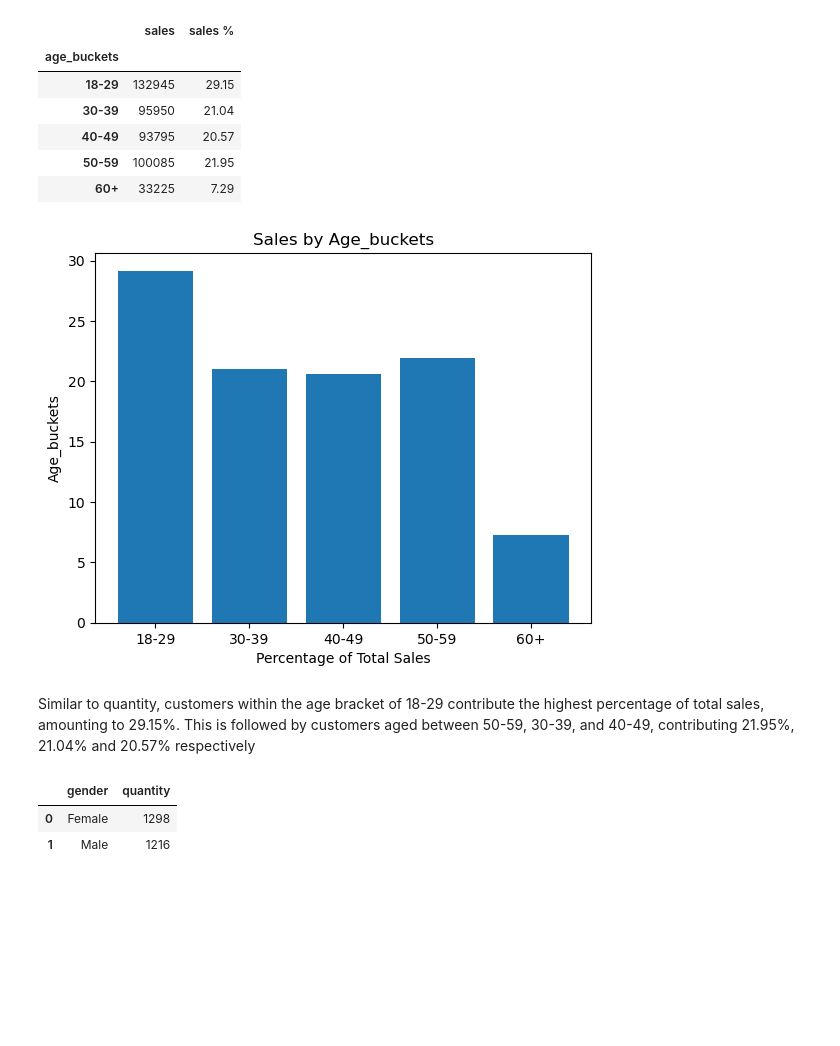
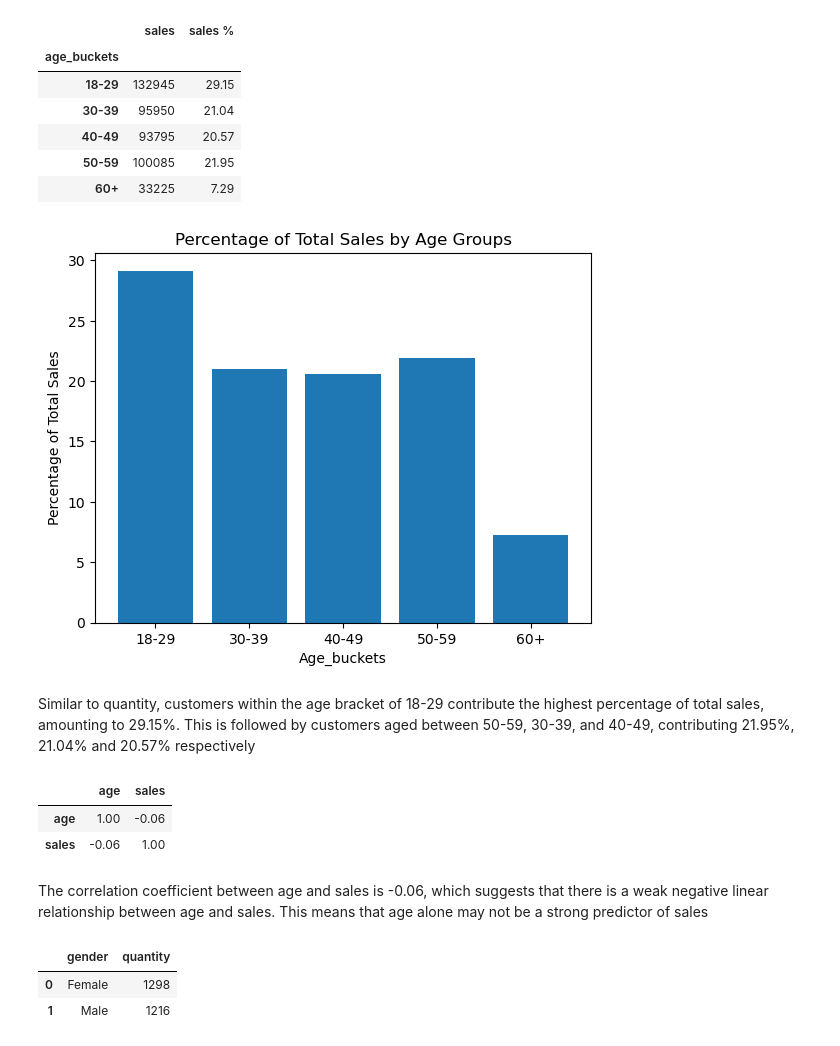
Before and after one commit to Diana-Injelwa/Exploratory-Data-Analysis-on-Retail-Sales, a Jupyter notebook: retail_sales_EDA.ipynb, the cells around one changed output. Drawn from its saved outputs; the diff is of its cells as text; code cells hidden in the pictures; blank space fills up the shorter version.

```diff
--- a/retail_sales_EDA.ipynb
+++ b/retail_sales_EDA.ipynb
@@ -66,7 +67,7 @@ df.tail(5)
 | 2023-04-12 | 1000 | CUST1000 | Male | 47 | Electronics | 4 | 30 | ... |
 # %%
 # Assign the DataFrame 'df' to a new variable 'retail_sales'
-retail_sales = df
+retail_sales = df.copy()
 
 # Use 'info()' method to display a concise summary of the DataFrame
 retail_sales.info()
@@ -234,24 +232,32 @@ sales_by_age
 # %%
 age_buckets = sales_by_age.index
 sales_percentage = sales_by_age['sales %']
 
 # Creat an array of evenly spaced values to represent the positions of the bars on the y-axis.
-xpospos = np.arange(len(age_buckets))
+xpos = np.arange(len(age_buckets))
 
 # Plot a horizontal bar chart
 plt.bar(xpos, sales_percentage)
 
 # Setting the parameters
 plt.xticks(xpos, age_buckets)
-plt.xlabel('Percentage of Total Sales')
-plt.ylabel('Age_buckets')
-plt.title('Sales by Age_buckets')
+plt.xlabel('Age_buckets')
+plt.ylabel('Percentage of Total Sales')
+plt.title('Percentage of Total Sales by Age Groups')
 
 plt.show()
 # %% [output]
-[figure, old version]
+[figure, new version]
 # %% [markdown]
 Similar to quantity, customers within the age bracket of 18-29 contribute the highest percentage of total sales, amounting to 29.15%. This is followed by customers aged between 50-59, 30-39, and 40-49, contributing 21.95%, 21.04% and 20.57% respectively
+# %%
+retail_sales[['age', 'sales']].corr()
+# %% [output]
+|  | age | sales |
+| age | 1.00 | -0.06 |
+| sales | -0.06 | 1.00 |
+# %% [markdown]
+The correlation coefficient between age and sales is -0.06, which suggests that there is a weak negative linear relationship between age and sales. This means that age alone may not be a strong predictor of sales
 # %%
 # Quantity distribution across different gender
 quantity_by_gender = retail_sales.groupby('gender', as_index=False)[['quantity']].sum()
```
Also changed, not shown: parts of 9 cells of this notebook.
